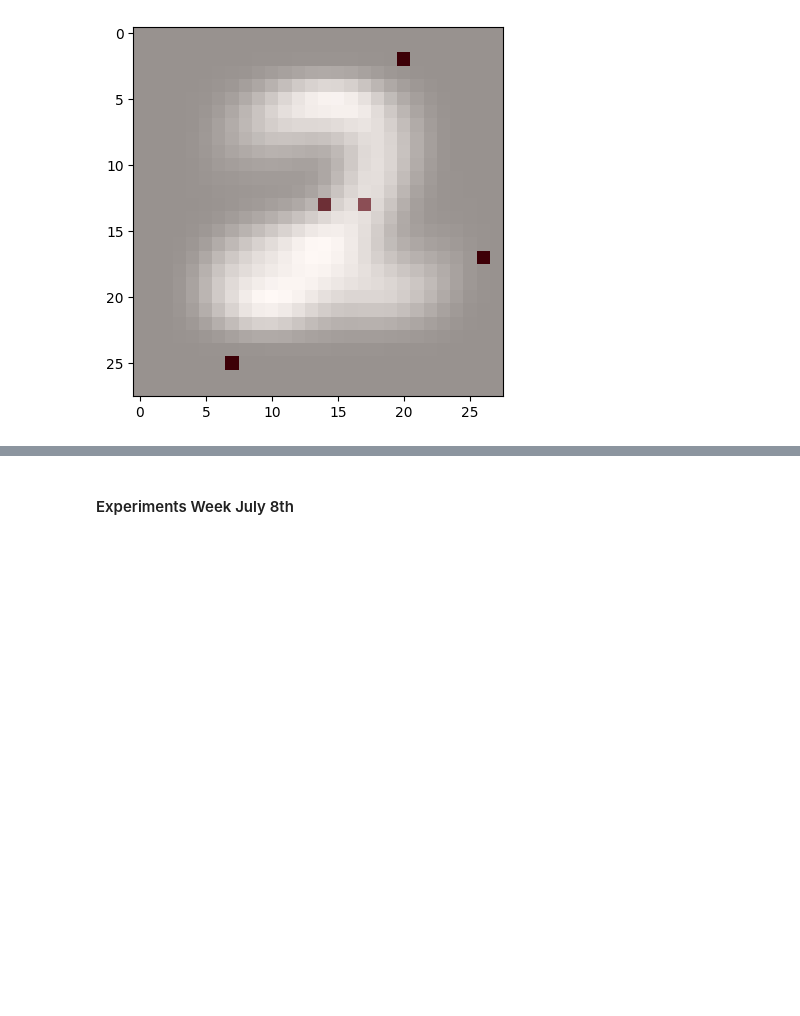
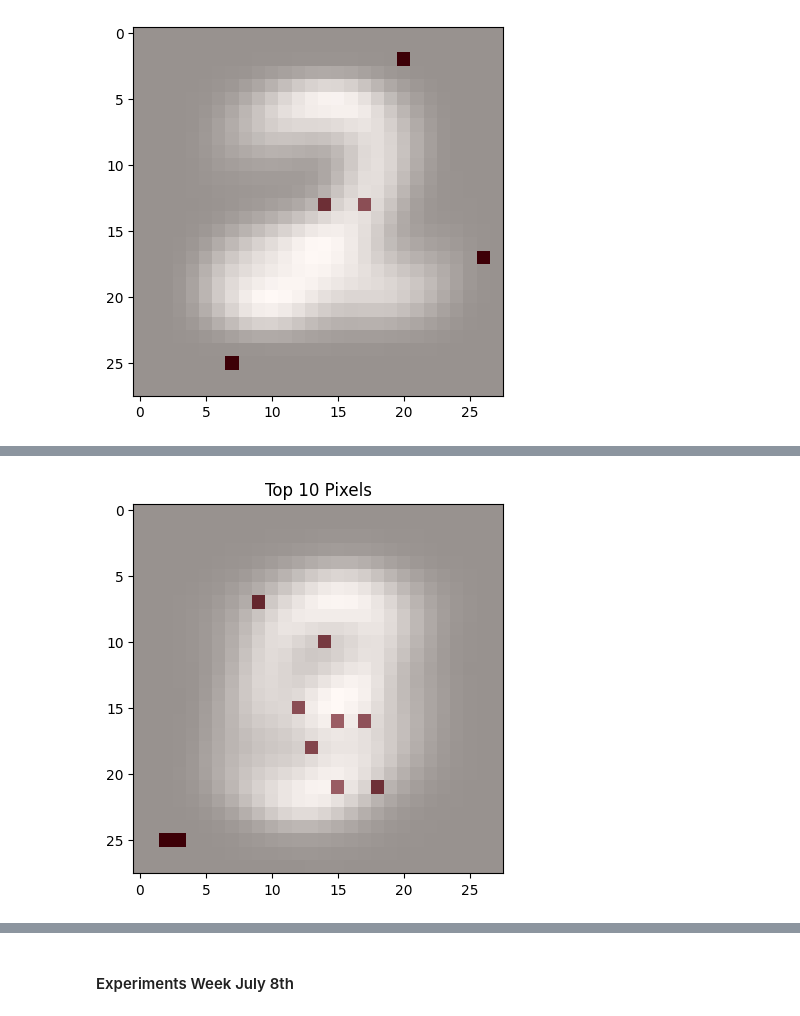
Before and after one commit to ilaibachrach/shadow, a Jupyter notebook: deepnote/Thesis/shadow-test.ipynb, the cells around one changed output, grey strips where cells are left out. Drawn from its saved outputs; the diff is of its cells as text; code cells hidden in the pictures; blank space fills up the shorter version.

```diff
--- a/deepnote/Thesis/shadow-test.ipynb
+++ b/deepnote/Thesis/shadow-test.ipynb
@@ -1949,0 +1977,3 @@ HTML(ani.to_html5_video())
+# %%
+animate_top_pixels(pixel_importance_df, X_nump, num_pixels=10)
+# %% [output]
@@ -1949,0 +1981 @@ HTML(ani.to_html5_video())
+[figure, added]
```
Also changed, not shown: parts of 9 cells of this notebook.
